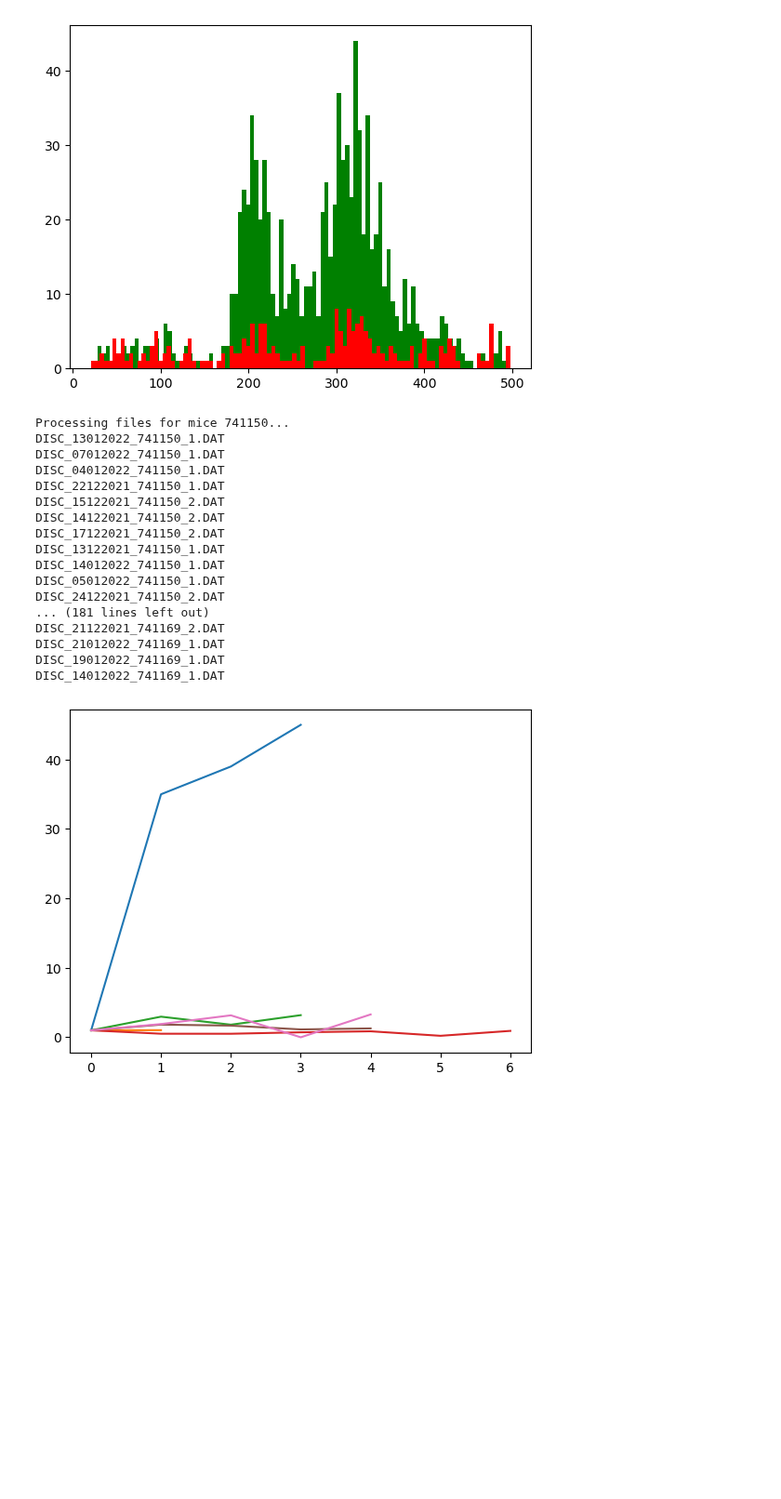
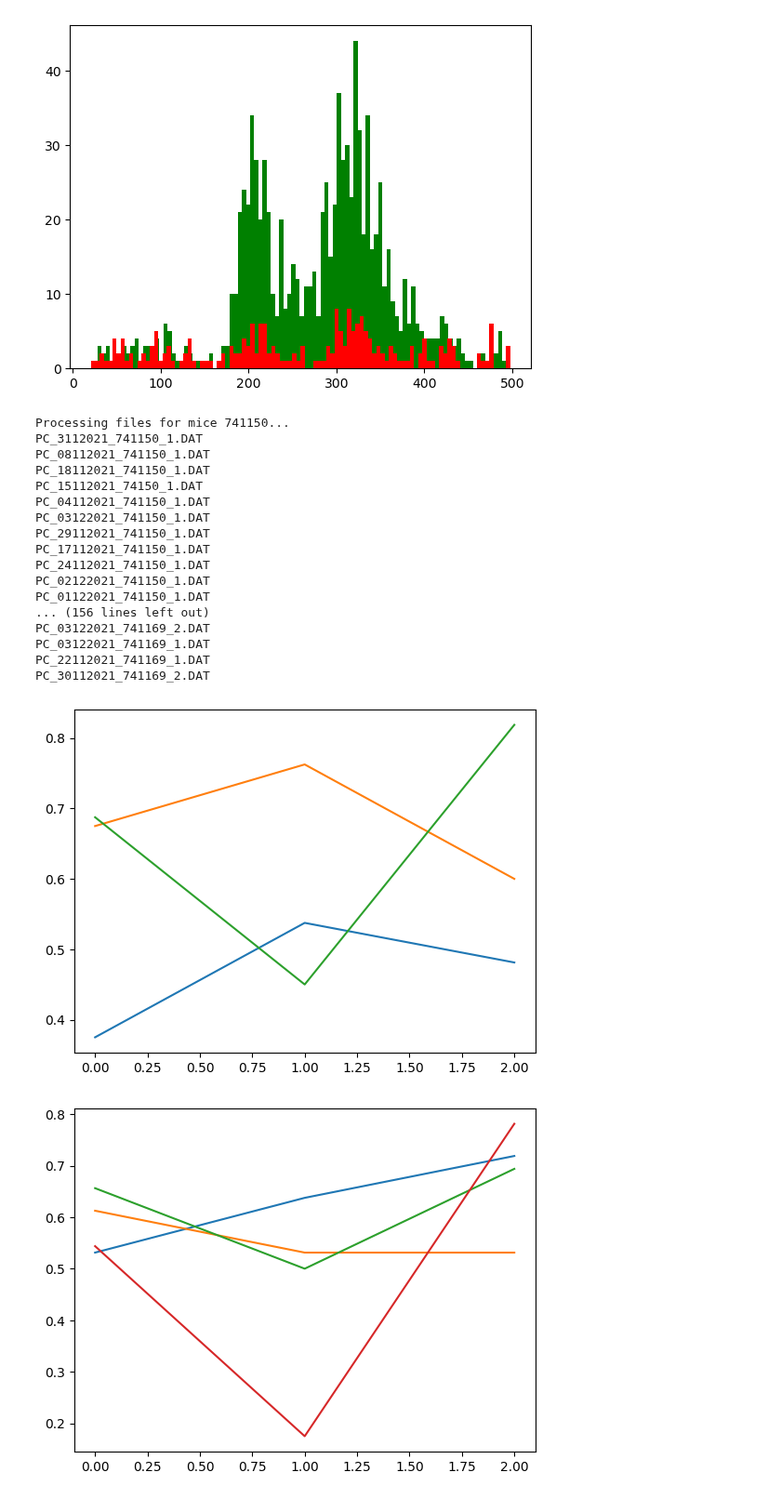
Before and after one commit to AntoninVerdier/Utilities, a Jupyter notebook: Elphy_Analysis/MFB_Figures.ipynb, the cells around one changed output. Shown at 93% size. Drawn from its saved outputs; the diff is of its cells as text; code cells hidden in the pictures; blank space fills up the shorter version.

```diff
--- a/Elphy_Analysis/MFB_Figures.ipynb
+++ b/Elphy_Analysis/MFB_Figures.ipynb
@@ -19,11 +19,11 @@ from scipy.stats import ranksums
 
 batch = s.Batch()
 
-water_path = '/home/anverdie/Documents/Code/MFB_Paper/Water'
-mfb_path = '/home/anverdie/Documents/Code/MFB_Paper/MFB'
+#water_path = '/home/anverdie/Documents/Code/MFB_Paper/Water'
+#mfb_path = '/home/anverdie/Documents/Code/MFB_Paper/MFB'
 
-#water_path = '/home/pouple/PhD/Code/MFB_Paper/Water'
-#mfb_path = '/home/pouple/PhD/Code/MFB_Paper/MFB'
+water_path = '/home/pouple/PhD/Code/MFB_Paper/Water'
+mfb_path = '/home/pouple/PhD/Code/MFB_Paper/MFB'
 
 plt.style.use('default')
 # %%
@@ -792,56 +792,61 @@ for mouse in mice_water_pc:
 100.0
 [figure]
 # %%
-mice_water_pc = load_water(batch3=True, verbose=True, tag='DISC', linkday=True)
-mice_mfb_pc = load_MFB(tag='DISC', verbose=False)
+mice_water_pc = load_water(batch3=True, verbose=True, tag='PC', linkday=True)
+mice_mfb_pc = load_MFB(tag='PC', verbose=False)
 # %% [output]
 Processing files for mice 741150...
-DISC_13012022_741150_1.DAT
-DISC_07012022_741150_1.DAT
-DISC_04012022_741150_1.DAT
-DISC_22122021_741150_1.DAT
-DISC_15122021_741150_2.DAT
-DISC_14122021_741150_2.DAT
-DISC_17122021_741150_2.DAT
-DISC_13122021_741150_1.DAT
-DISC_14012022_741150_1.DAT
-DISC_05012022_741150_1.DAT
-DISC_24122021_741150_2.DAT
-... (181 lines left out)
-DISC_21122021_741169_2.DAT
-DISC_21012022_741169_1.DAT
-DISC_19012022_741169_1.DAT
-DISC_14012022_741169_1.DAT
+PC_3112021_741150_1.DAT
+PC_08112021_741150_1.DAT
+PC_18112021_741150_1.DAT
+PC_15112021_74150_1.DAT
+PC_04112021_741150_1.DAT
+PC_03122021_741150_1.DAT
+PC_29112021_741150_1.DAT
+PC_17112021_741150_1.DAT
+PC_24112021_741150_1.DAT
+PC_02122021_741150_1.DAT
+PC_01122021_741150_1.DAT
+... (156 lines left out)
+PC_03122021_741169_2.DAT
+PC_03122021_741169_1.DAT
+PC_22112021_741169_1.DAT
+PC_30112021_741169_2.DAT
 # %%
 import pandas as pd
 
+
+## At last, normalize with every monday and increasing
 for mouse in mice_water_pc:
     monday, tuesday, wednesday = [], [], []
     for f in mouse.elphy:
         date = pd.to_datetime(f.date, format='%d%m%Y').date()
         if np.is_busday(date, weekmask='Mon'): monday.append(f)
         elif np.is_busday(date, weekmask='Tue'): tuesday.append(f)
         elif np.is_busday(date, weekmask='Wed'): wednesday.append(f)
 
     monday_acc = []
     for f in monday:
         gos = [c for c, t in zip(f.tr_corr, f.ta_type) if t == 1]
         monday_acc.append(np.sum(gos)/len(gos))
-    monday_acc = np.array(monday_acc)/monday_acc[0]
+    monday_acc = np.array(monday_acc)
+
 
     tuesday_acc = []
     for f in tuesday:
         gos = [c for c, t in zip(f.tr_corr, f.ta_type) if t == 1]
         tuesday_acc.append(np.sum(gos)/len(gos))
-    tuesday_acc = np.array(tuesday_acc)/tuesday_acc[0]
+    tuesday_acc = np.array(tuesday_acc)
 
     wednesday_acc = []
     for f in wednesday:
         gos = [c for c, t in zip(f.tr_corr, f.ta_type) if t == 1]
         wednesday_acc.append(np.sum(gos)/len(gos))
-    tuesday_acc = np.array(tuesday_acc)/tuesday_acc[0]
+    wednesday_acc = np.array(wednesday_acc)
 
-
-    plt.plot(monday_acc)
+    for i in range(len(tuesday_acc)):
+        plt.plot([monday_acc[i], tuesday_acc[i], wednesday_acc[i]])
+    plt.show()
 # %% [output]
-[figure, old version]
+[figure, new version]
+[figure, added]
```
Also changed, not shown: parts of 1 cell of this notebook.
